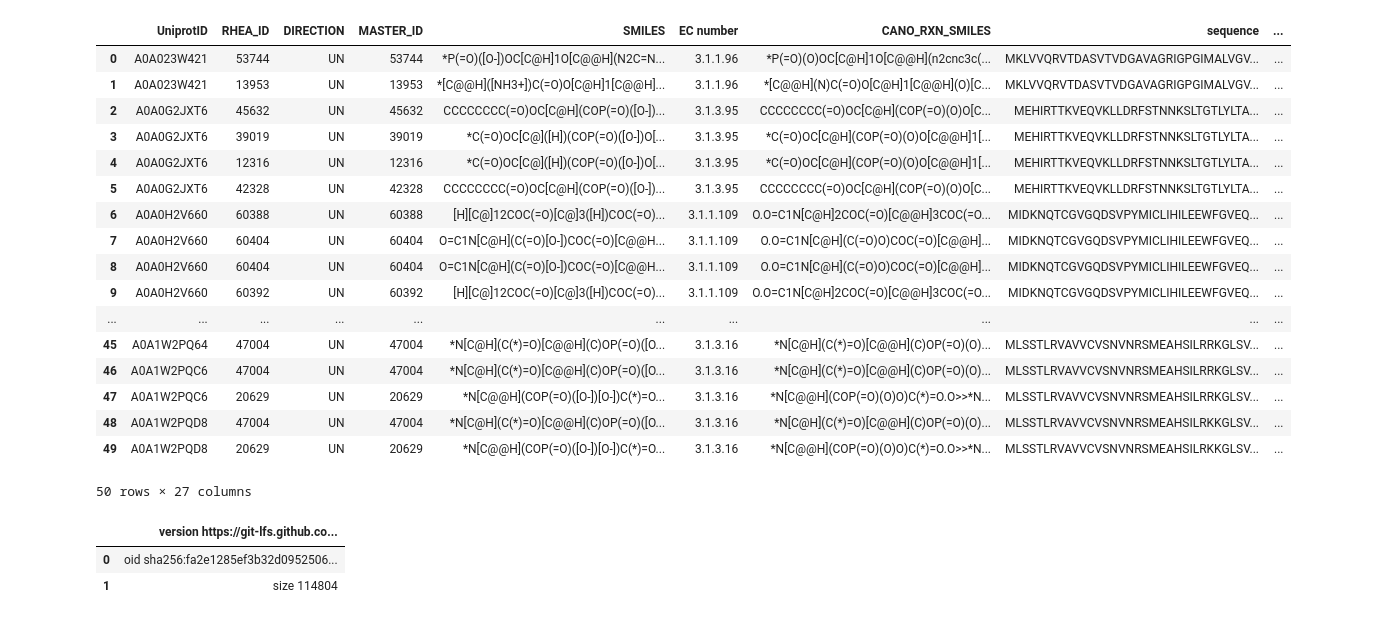
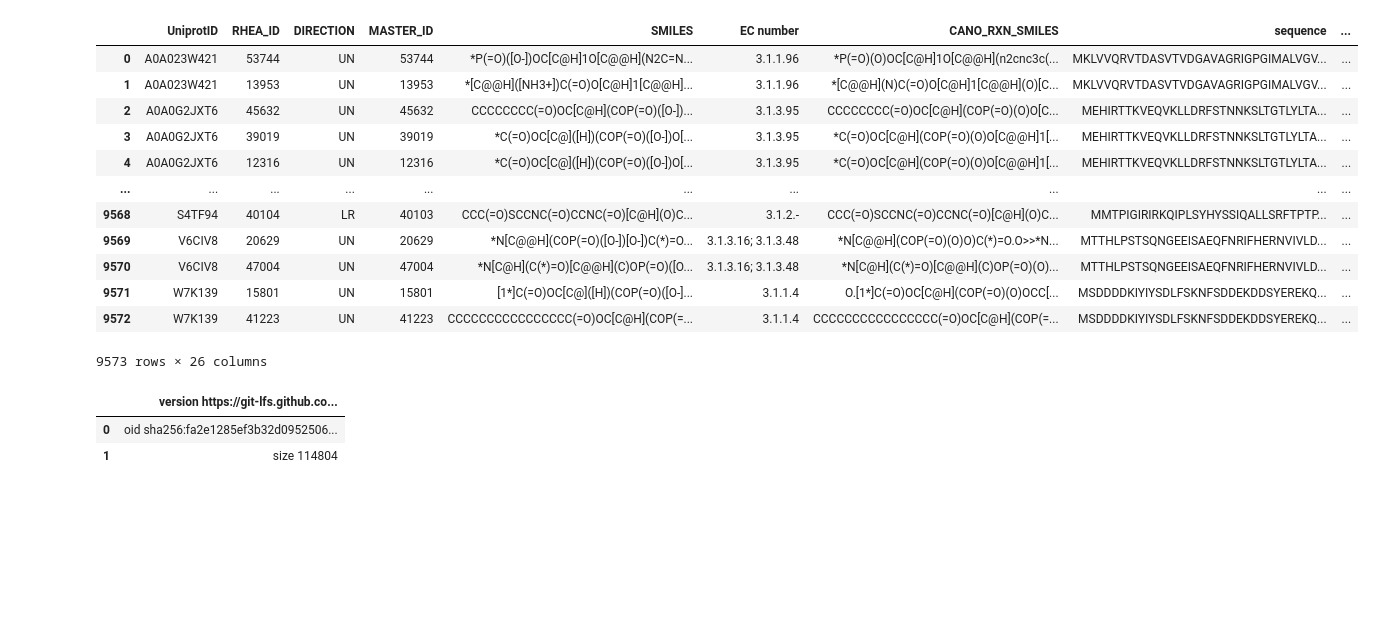
Before and after one commit to HelenSchmid/masterthesis, a Jupyter notebook: openpicklefiles.ipynb, the cells around one changed output. Cells and saved outputs as stored; diff of their text form; code cells hidden in the pictures; blank space fills up the shorter version.

```diff
--- a/openpicklefiles.ipynb
+++ b/openpicklefiles.ipynb
@@ -1,27 +1,22 @@
 # %%
 import pandas as pd
 
-df = pd.read_pickle('/nvme2/helen/masterthesis/manuscript/unimol/promiscuous_esterases_unimol_embedded_v2.pkl')
+df = pd.read_pickle('/nvme2/helen/masterthesis/manuscript/promiscuous_esterases_mmseqs2_esm2.pkl')
 df
 # %% [output]
 |  | UniprotID | RHEA_ID | DIRECTION | MASTER_ID | SMILES | EC number | CANO_RXN_SMILES | sequence | ... |
 | 0 | A0A023W421 | 53744 | UN | 53744 | *P(=O)([O-])OC[C@H]1O[C@@H](N2C=N... | 3.1.1.96 | *P(=O)(O)OC[C@H]1O[C@@H](n2cnc3c(... | MKLVVQRVTDASVTVDGAVAGRIGPGIMALVGV... | ... |
 | 1 | A0A023W421 | 13953 | UN | 13953 | *[C@@H]([NH3+])C(=O)O[C@H]1[C@@H]... | 3.1.1.96 | *[C@@H](N)C(=O)O[C@H]1[C@@H](O)[C... | MKLVVQRVTDASVTVDGAVAGRIGPGIMALVGV... | ... |
 | 2 | A0A0G2JXT6 | 45632 | UN | 45632 | CCCCCCCC(=O)OC[C@H](COP(=O)([O-])... | 3.1.3.95 | CCCCCCCC(=O)OC[C@H](COP(=O)(O)O[C... | MEHIRTTKVEQVKLLDRFSTNNKSLTGTLYLTA... | ... |
 | 3 | A0A0G2JXT6 | 39019 | UN | 39019 | *C(=O)OC[C@]([H])(COP(=O)([O-])O[... | 3.1.3.95 | *C(=O)OC[C@H](COP(=O)(O)O[C@@H]1[... | MEHIRTTKVEQVKLLDRFSTNNKSLTGTLYLTA... | ... |
 | 4 | A0A0G2JXT6 | 12316 | UN | 12316 | *C(=O)OC[C@]([H])(COP(=O)([O-])O[... | 3.1.3.95 | *C(=O)OC[C@H](COP(=O)(O)O[C@@H]1[... | MEHIRTTKVEQVKLLDRFSTNNKSLTGTLYLTA... | ... |
-| 5 | A0A0G2JXT6 | 42328 | UN | 42328 | CCCCCCCC(=O)OC[C@H](COP(=O)([O-])... | 3.1.3.95 | CCCCCCCC(=O)OC[C@H](COP(=O)(O)O[C... | MEHIRTTKVEQVKLLDRFSTNNKSLTGTLYLTA... | ... |
-| 6 | A0A0H2V660 | 60388 | UN | 60388 | [H][C@]12COC(=O)[C@]3([H])COC(=O)... | 3.1.1.109 | O.O=C1N[C@H]2COC(=O)[C@@H]3COC(=O... | MIDKNQTCGVGQDSVPYMICLIHILEEWFGVEQ... | ... |
-| 7 | A0A0H2V660 | 60404 | UN | 60404 | O=C1N[C@H](C(=O)[O-])COC(=O)[C@@H... | 3.1.1.109 | O.O=C1N[C@H](C(=O)O)COC(=O)[C@@H]... | MIDKNQTCGVGQDSVPYMICLIHILEEWFGVEQ... | ... |
-| 8 | A0A0H2V660 | 60404 | UN | 60404 | O=C1N[C@H](C(=O)[O-])COC(=O)[C@@H... | 3.1.1.109 | O.O=C1N[C@H](C(=O)O)COC(=O)[C@@H]... | MIDKNQTCGVGQDSVPYMICLIHILEEWFGVEQ... | ... |
-| 9 | A0A0H2V660 | 60392 | UN | 60392 | [H][C@]12COC(=O)[C@]3([H])COC(=O)... | 3.1.1.109 | O.O=C1N[C@H]2COC(=O)[C@@H]3COC(=O... | MIDKNQTCGVGQDSVPYMICLIHILEEWFGVEQ... | ... |
 | ... | ... | ... | ... | ... | ... | ... | ... | ... | ... |
-| 45 | A0A1W2PQ64 | 47004 | UN | 47004 | *N[C@H](C(*)=O)[C@@H](C)OP(=O)([O... | 3.1.3.16 | *N[C@H](C(*)=O)[C@@H](C)OP(=O)(O)... | MLSSTLRVAVVCVSNVNRSMEAHSILRRKGLSV... | ... |
-| 46 | A0A1W2PQC6 | 47004 | UN | 47004 | *N[C@H](C(*)=O)[C@@H](C)OP(=O)([O... | 3.1.3.16 | *N[C@H](C(*)=O)[C@@H](C)OP(=O)(O)... | MLSSTLRVAVVCVSNVNRSMEAHSILRRKGLSV... | ... |
-| 47 | A0A1W2PQC6 | 20629 | UN | 20629 | *N[C@@H](COP(=O)([O-])[O-])C(*)=O... | 3.1.3.16 | *N[C@@H](COP(=O)(O)O)C(*)=O.O>>*N... | MLSSTLRVAVVCVSNVNRSMEAHSILRRKGLSV... | ... |
-| 48 | A0A1W2PQD8 | 47004 | UN | 47004 | *N[C@H](C(*)=O)[C@@H](C)OP(=O)([O... | 3.1.3.16 | *N[C@H](C(*)=O)[C@@H](C)OP(=O)(O)... | MLSSTLRVAVVCVSNVNRSMEAHSILRKKGLSV... | ... |
-| 49 | A0A1W2PQD8 | 20629 | UN | 20629 | *N[C@@H](COP(=O)([O-])[O-])C(*)=O... | 3.1.3.16 | *N[C@@H](COP(=O)(O)O)C(*)=O.O>>*N... | MLSSTLRVAVVCVSNVNRSMEAHSILRKKGLSV... | ... |
+| 9568 | S4TF94 | 40104 | LR | 40103 | CCC(=O)SCCNC(=O)CCNC(=O)[C@H](O)C... | 3.1.2.- | CCC(=O)SCCNC(=O)CCNC(=O)[C@H](O)C... | MMTPIGIRIRKQIPLSYHYSSIQALLSRFTPTP... | ... |
+| 9569 | V6CIV8 | 20629 | UN | 20629 | *N[C@@H](COP(=O)([O-])[O-])C(*)=O... | 3.1.3.16; 3.1.3.48 | *N[C@@H](COP(=O)(O)O)C(*)=O.O>>*N... | MTTHLPSTSQNGEEISAEQFNRIFHERNVIVLD... | ... |
+| 9570 | V6CIV8 | 47004 | UN | 47004 | *N[C@H](C(*)=O)[C@@H](C)OP(=O)([O... | 3.1.3.16; 3.1.3.48 | *N[C@H](C(*)=O)[C@@H](C)OP(=O)(O)... | MTTHLPSTSQNGEEISAEQFNRIFHERNVIVLD... | ... |
+| 9571 | W7K139 | 15801 | UN | 15801 | [1*]C(=O)OC[C@]([H])(COP(=O)([O-]... | 3.1.1.4 | O.[1*]C(=O)OC[C@H](COP(=O)(O)OCC[... | MSDDDDKIYIYSDLFSKNFSDDEKDDSYEREKQ... | ... |
+| 9572 | W7K139 | 41223 | UN | 41223 | CCCCCCCCCCCCCCCC(=O)OC[C@H](COP(=... | 3.1.1.4 | CCCCCCCCCCCCCCCC(=O)OC[C@H](COP(=... | MSDDDDKIYIYSDLFSKNFSDDEKDDSYEREKQ... | ... |
-50 rows × 27 columns
+9573 rows × 26 columns
 # %%
 from pathlib import Path
 
```
Also changed, not shown: 2 other files.
